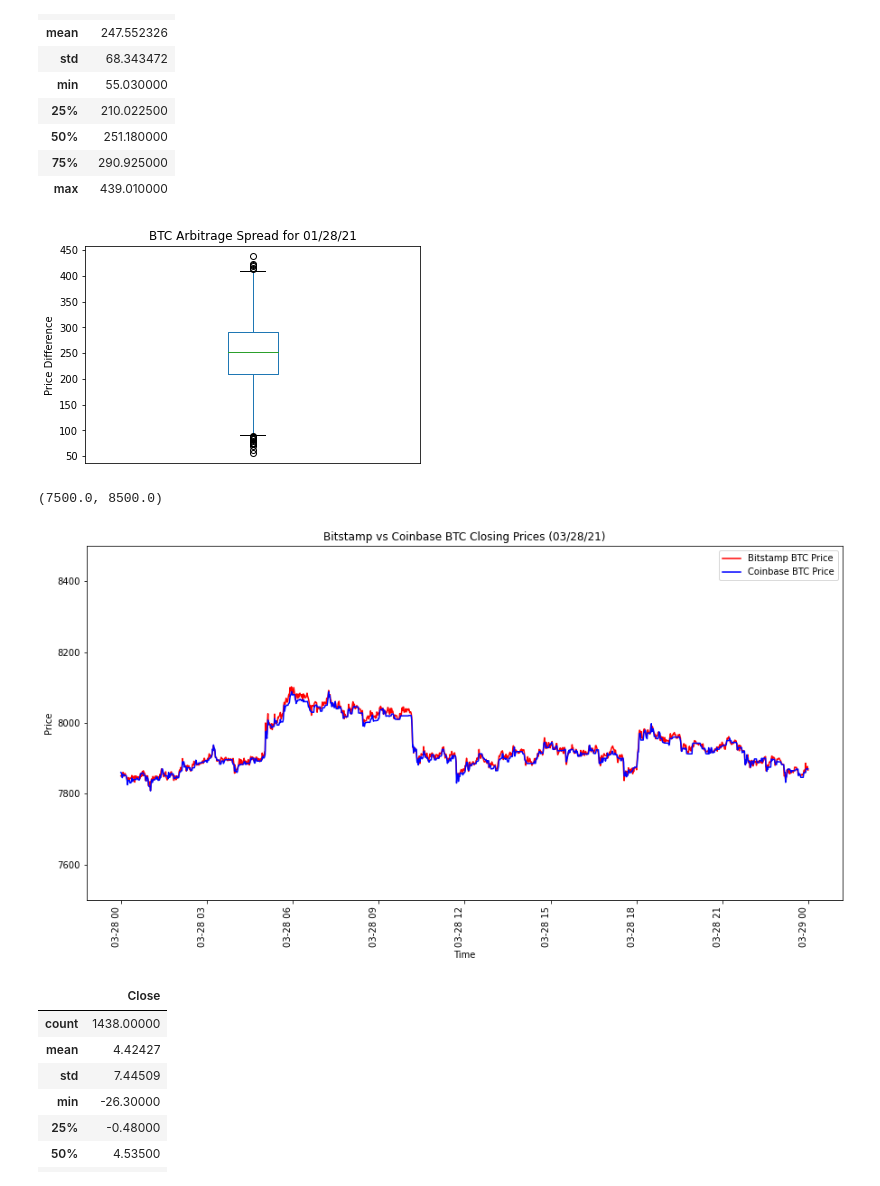
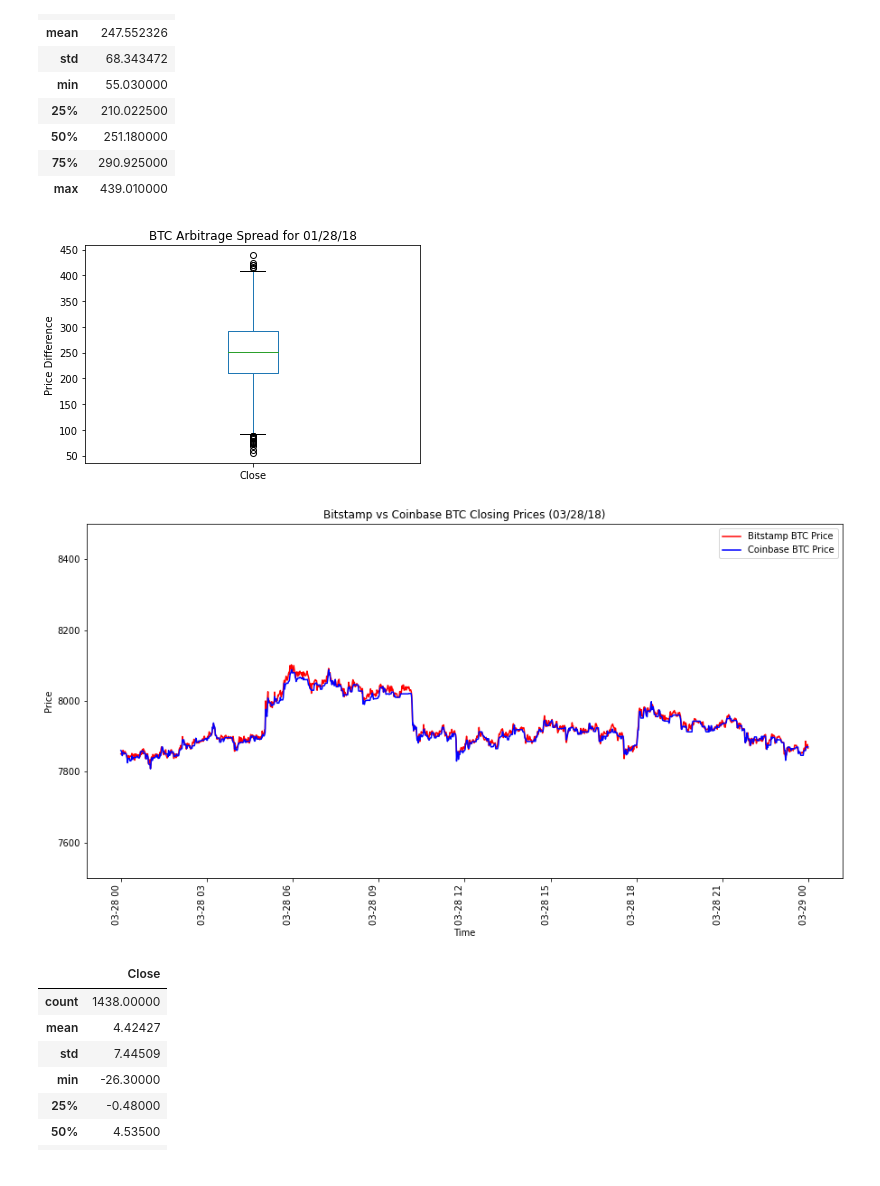
Before and after one commit to MaxAcheson/Module_3_Challenge, a Jupyter notebook: Starter_Code/crypto_arbitrage.ipynb, the cells around one changed output. Saved outputs shown, nothing was run; the diff lists cells and outputs as text; code cells hidden in the pictures.

```diff
--- a/Starter_Code/crypto_arbitrage.ipynb
+++ b/Starter_Code/crypto_arbitrage.ipynb
@@ -364,9 +364,8 @@ arbitrage_spread_early.describe(include="all")
 # %%
 # Visualize the arbitrage spread from early in the dataset in a box plot
 arbitrage_spread_early.plot(kind="box")
-plt.title('BTC Arbitrage Spread for 01/02/21')
+plt.title('BTC Arbitrage Spread for 01/02/18')
 plt.ylabel('Price Difference')
-axis_hide = plt.axes()
 x_axis = axis_hide.axes.get_xaxis()
 x_axis.set_visible(False)
 # %% [output]
@@ -406,13 +405,12 @@ arbitrage_spread_middle.describe(include="all")
 # %%
 # Visualize the arbitrage spread from the middle of the dataset in a box plot
 arbitrage_spread_middle.plot(kind="box")
-plt.title('BTC Arbitrage Spread for 01/28/21')
+plt.title('BTC Arbitrage Spread for 01/28/18')
 plt.ylabel('Price Difference')
-axis_hide = plt.axes()
 x_axis = axis_hide.axes.get_xaxis()
 x_axis.set_visible(False)
 # %% [output]
-[figure, old version]
+[figure, new version]
 # %%
 # Create an overlay plot that visualizes the two dataframes over a period of one day from late in the dataset.
 # Be sure that the plots include the parameters `legend`, `figsize`, `title`, `color` and `label`
@@ -420,13 +418,13 @@ late_day_bitstamp = bitstamp_sliced.loc['2018-03-28 00:00':'2018-03-28 23:59']
 late_day_coinbase = coinbase_sliced.loc['2018-03-28 00:00':'2018-03-28 23:59']
 ax = late_day_bitstamp.plot(figsize=(15,8), rot=90, color="red")
 late_day_coinbase.plot(ax=ax, rot=90, color="blue")
-plt.title('Bitstamp vs Coinbase BTC Closing Prices (03/28/21)')
+plt.title('Bitstamp vs Coinbase BTC Closing Prices (03/28/18)')
 plt.xlabel('Time')
 plt.ylabel('Price')
 plt.legend(['Bitstamp BTC Price','Coinbase BTC Price'])
-ax.set_ylim(7500,8500)
+plt.ylim(7500,8500)
+plt.show()
 # %% [output]
-(7500.0, 8500.0)
 [figure]
 # %%
 # Using the date from the late that you have selected, calculate the arbitrage spread
```
Also changed, not shown: parts of 41 cells of this notebook.
